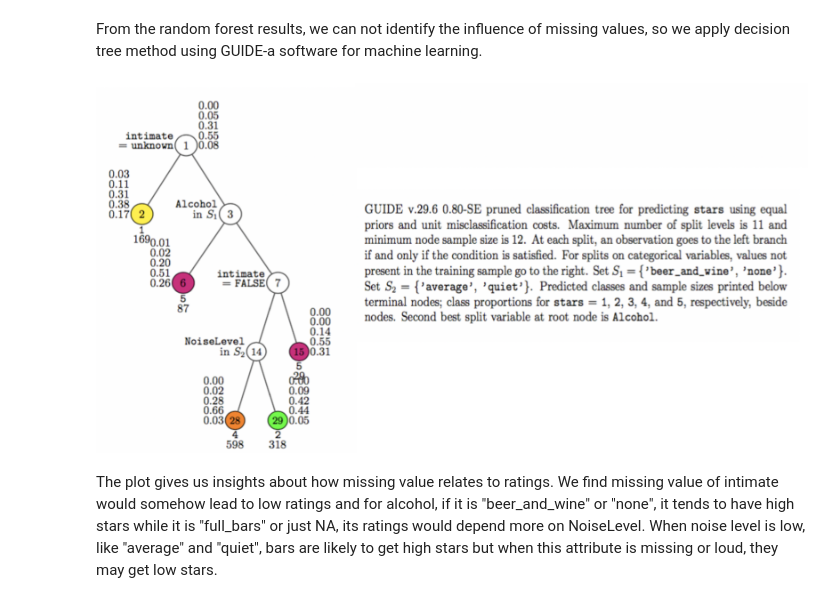
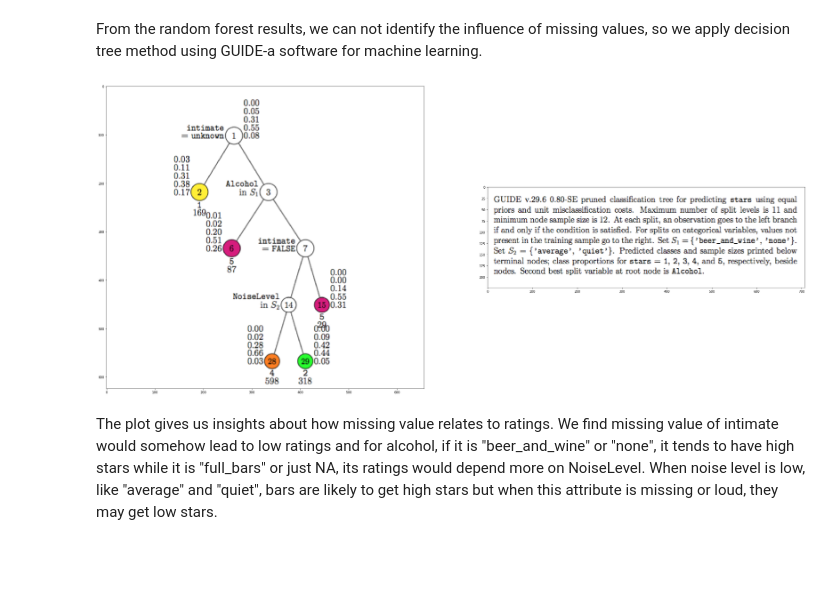
Before and after one commit to junxiazhujoy/STAT628_Module2, a Jupyter notebook: Report/REPORT_temp.ipynb, the cells around one changed output. Cells and saved outputs as stored; diff of their text form; code cells hidden in the pictures; blank space fills up the shorter version.

```diff
--- a/Report/REPORT_temp.ipynb
+++ b/Report/REPORT_temp.ipynb
@@ -57,10 +57,14 @@ From the table above, we know that all terms in the full model are significant,
 ### Missing Value Analysis
 # %% [markdown]
 From the random forest results, we can not identify the influence of missing values, so we apply decision tree method using GUIDE-a software for machine learning.
-# %%
-display(Image(filename='tree_2.png'))
-# %% [output]
-[figure, removed]
+# %%
+import matplotlib.pyplot as plt; import matplotlib.image as mpimg; from matplotlib import rcParams
+rcParams['figure.figsize'] = 40 ,40
+img_A = mpimg.imread('tree.png'); img_B = mpimg.imread('explain.png')
+fig, ax = plt.subplots(1,2)
+ax[0].imshow(img_A);ax[1].imshow(img_B);
+# %% [output]
+[figure, added]
 # %% [markdown]
 The plot gives us insights about how missing value relates to ratings. We find missing value of intimate would somehow lead to low ratings and for alcohol, if it is "beer_and_wine" or "none", it tends to have high stars while it is "full_bars" or just NA, its ratings would depend more on NoiseLevel. When noise level is low, like "average" and "quiet", bars are likely to get high stars but when this attribute is missing or loud, they may get low stars.
 # %% [markdown]
```
Also changed, not shown: parts of 2 cells of this notebook, 3 other files.
